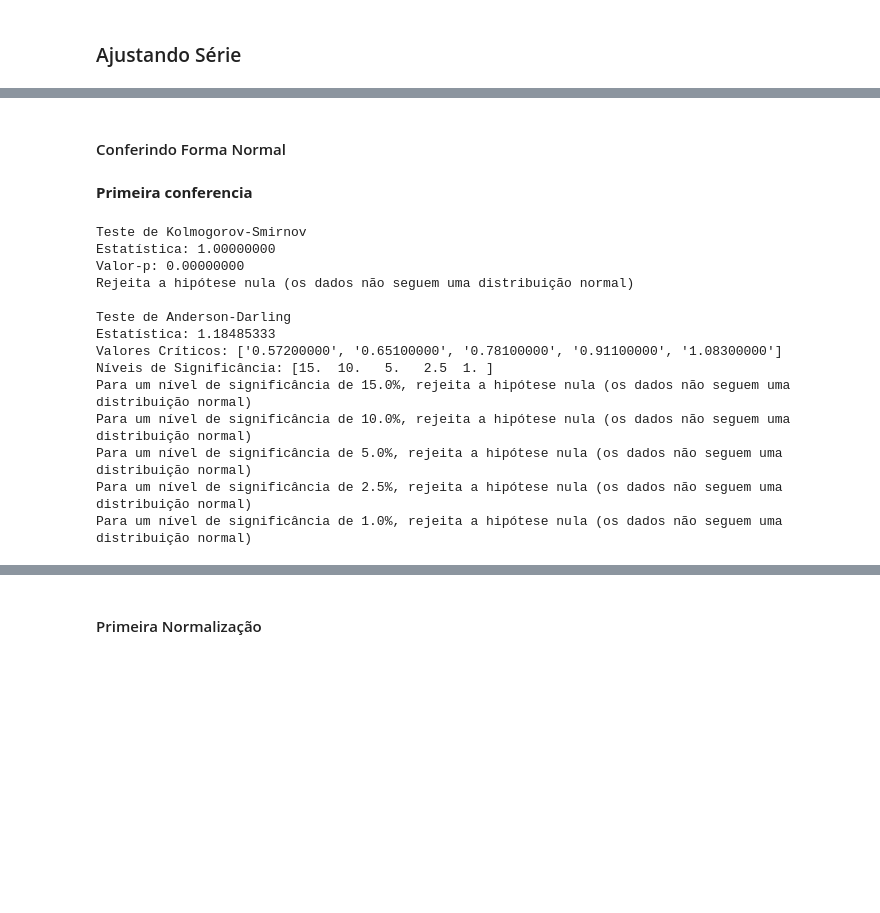
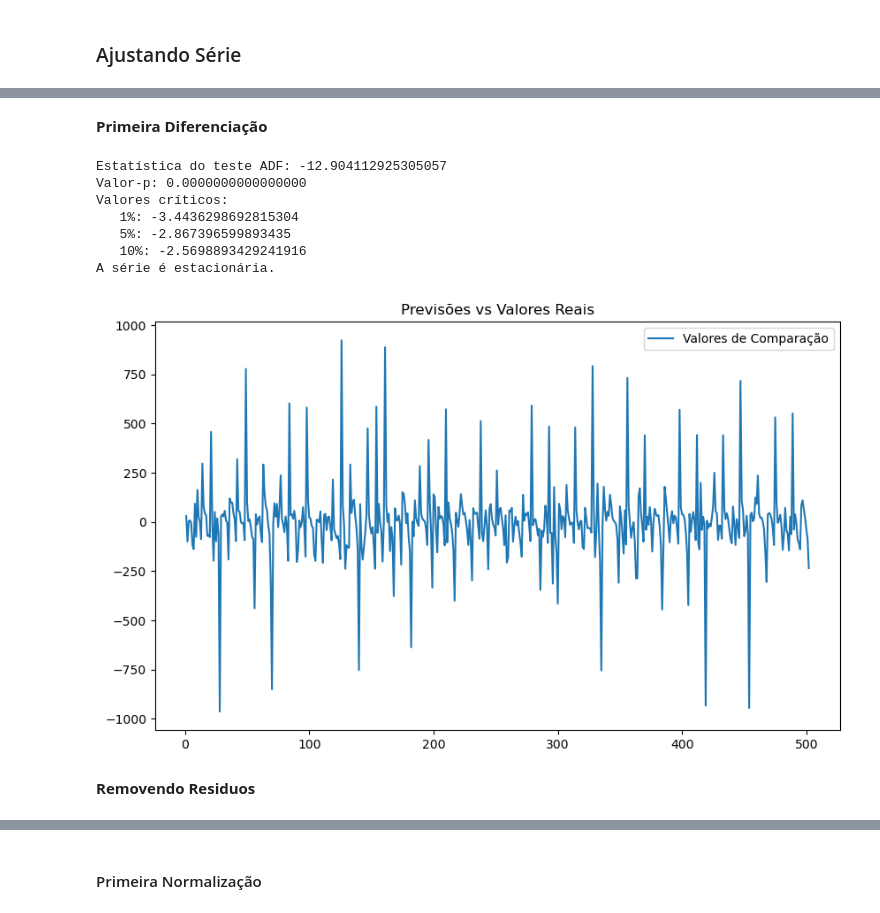
Before and after one commit to Elizetaa/Otimizacao-de-Gas-com-Neuro-Evolucao, a Jupyter notebook: main.ipynb, the cells around one changed output, grey strips where cells are left out. Drawn from its saved outputs; the diff is of its cells as text; code cells hidden in the pictures; blank space fills up the shorter version.

```diff
--- a/main.ipynb
+++ b/main.ipynb
@@ -407,22 +432,25 @@ A série é estacionária.
-# %% [markdown]
-#### Conferindo Forma Normal
 # %% [markdown]
-**Primeira conferencia**
+**Primeira Diferenciação**
-# %%
-kolmogorovTest(data)
-andersonTest(data)
-# %% [output]
-Teste de Kolmogorov-Smirnov
-Estatística: 1.00000000
-Valor-p: 0.00000000
-Rejeita a hipótese nula (os dados não seguem uma distribuição normal)
-
-Teste de Anderson-Darling
-Estatística: 1.18485333
-Valores Críticos: ['0.57200000', '0.65100000', '0.78100000', '0.91100000', '1.08300000']
-Níveis de Significância: [15.  10.   5.   2.5  1. ]
-Para um nível de significância de 15.0%, rejeita a hipótese nula (os dados não seguem uma distribuição normal)
-Para um nível de significância de 10.0%, rejeita a hipótese nula (os dados não seguem uma distribuição normal)
-Para um nível de significância de 5.0%, rejeita a hipótese nula (os dados não seguem uma distribuição normal)
-Para um nível de significância de 2.5%, rejeita a hipótese nula (os dados não seguem uma distribuição normal)
-Para um nível de significância de 1.0%, rejeita a hipótese nula (os dados não seguem uma distribuição normal)
+# %%
+ValorInicialData = data.iloc[0]
+dataDiff = data.diff().dropna()
+
+adfullerTest(dataDiff)
+
+plt.figure(figsize=(10, 6))
+# plt.plot(dataNormal, label="Valores Originais")
+plt.plot(dataDiff, label="Valores de Comparação")
+plt.title("Previsões vs Valores Reais")
+plt.legend()
+plt.show()
+# %% [output]
+Estatística do teste ADF: -12.904112925305057
+Valor-p: 0.0000000000000000
+Valores críticos:
+   1%: -3.4436298692815304
+   5%: -2.867396599893435
+   10%: -2.5698893429241916
+A série é estacionária.
+[figure, added]
+# %% [markdown]
+**Removendo Residuos**
```
Also changed, not shown: parts of 37 cells of this notebook.
